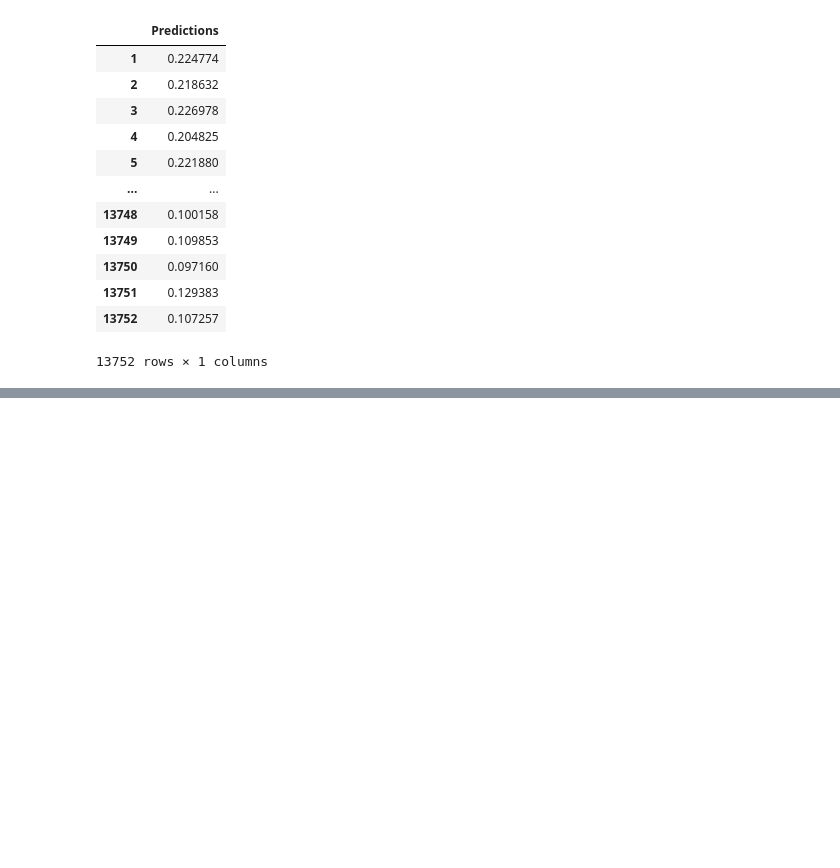
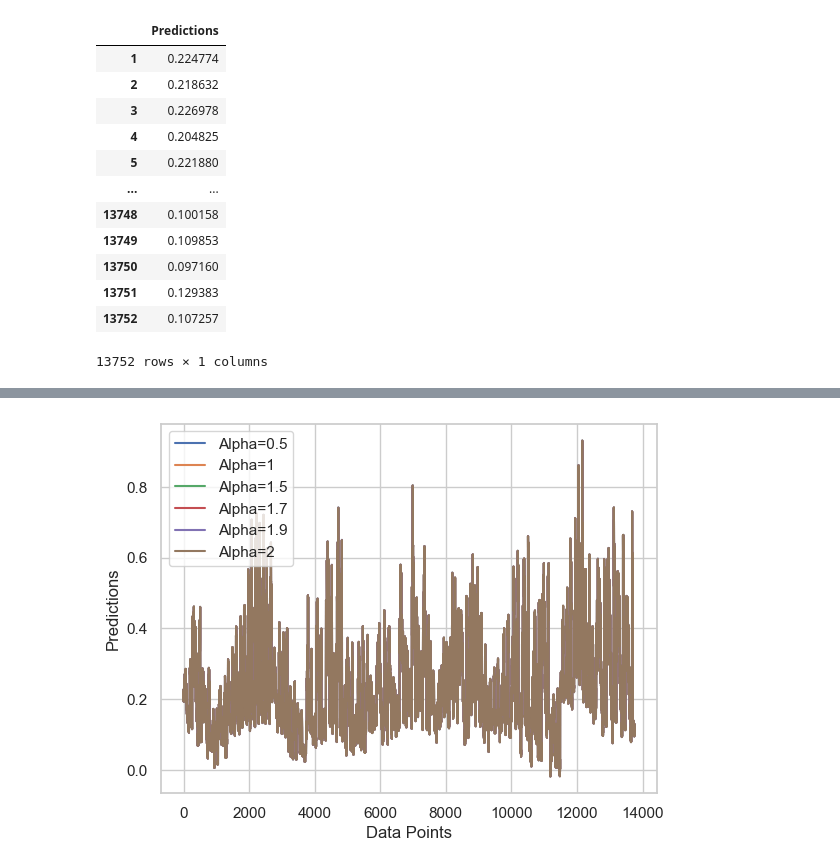
Before and after one commit to Ashraf-Khabar/Mean-time-to-predict-the-Occupation-Of-Trains, a Jupyter notebook: main.ipynb, the cells around one changed output, grey strips where cells are left out. Saved outputs shown, nothing was run; the diff lists cells and outputs as text; code cells hidden in the pictures; blank space fills up the shorter version.

```diff
--- a/main.ipynb
+++ b/main.ipynb
@@ -569,0 +572,14 @@ predictions_df
+# %%
+alphas = [0.5, 1, 1.5, 1.7, 1.9, 2]
+model = []
+
+for alpha in alphas:
+    ridge_model = Ridge(alpha=alpha)
+    ridge_model.fit(X_train, y)
+    model.append(ridge_model)
+# %%
+pred = pd.DataFrame()
+for i, alpha in enumerate(alphas):
+    predictions = model[i].predict(X_test)
+    predictions = predictions.flatten()
+    pred[alpha] = predictions
@@ -569,0 +604,11 @@ predictions_df
+# %%
+for alpha in alphas:
+    predictions = pred[alpha]
+    plt.plot(predictions, label=f'Alpha={alpha}')
+
+plt.xlabel('Data Points')
+plt.ylabel('Predictions')
+plt.legend()
+plt.show()
+# %% [output]
+[figure, added]
```
Also changed, not shown: parts of 4 cells of this notebook.
